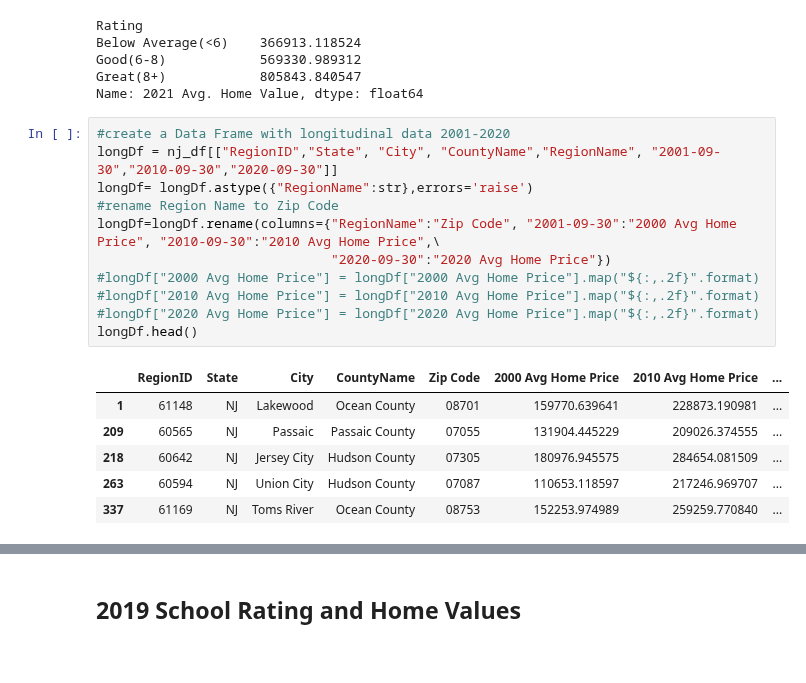
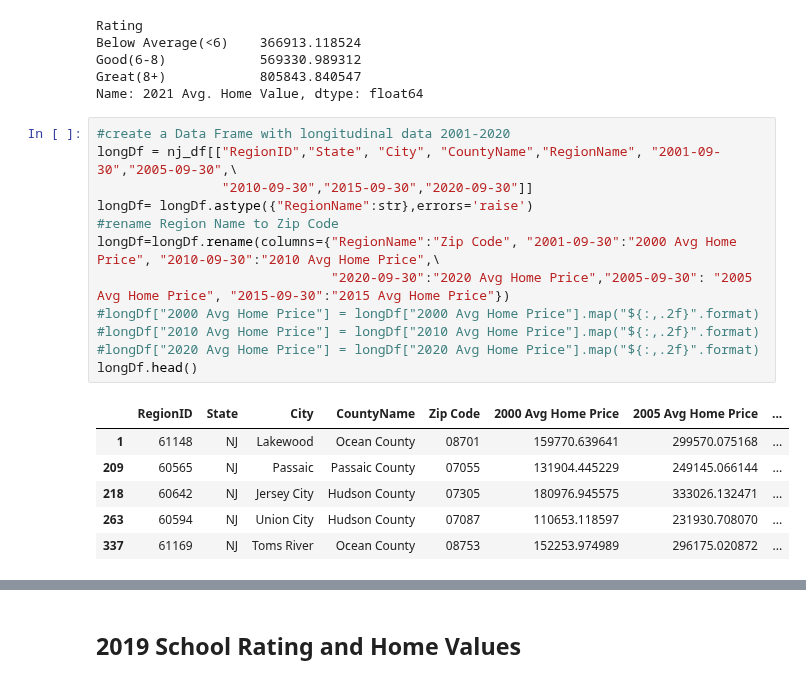
Before and after one commit to tlochan/ProjectOne, a Jupyter notebook: Data Cleaning.ipynb, the cells around one changed output, grey strips where cells are left out. Drawn from its saved outputs; the diff is of its cells as text.

```diff
--- a/Data Cleaning.ipynb
+++ b/Data Cleaning.ipynb
@@ -147,22 +148,23 @@ Great(8+)            805843.840547
 Name: 2021 Avg. Home Value, dtype: float64
 # %%
 #create a Data Frame with longitudinal data 2001-2020
-longDf = nj_df[["RegionID","State", "City", "CountyName","RegionName", "2001-09-30","2010-09-30","2020-09-30"]]
+longDf = nj_df[["RegionID","State", "City", "CountyName","RegionName", "2001-09-30","2005-09-30",\
+                "2010-09-30","2015-09-30","2020-09-30"]]
 longDf= longDf.astype({"RegionName":str},errors='raise')
 #rename Region Name to Zip Code
 longDf=longDf.rename(columns={"RegionName":"Zip Code", "2001-09-30":"2000 Avg Home Price", "2010-09-30":"2010 Avg Home Price",\
-                              "2020-09-30":"2020 Avg Home Price"})
+                              "2020-09-30":"2020 Avg Home Price","2005-09-30": "2005 Avg Home Price", "2015-09-30":"2015 Avg Home Price"})
 #longDf["2000 Avg Home Price"] = longDf["2000 Avg Home Price"].map("${:,.2f}".format)
 #longDf["2010 Avg Home Price"] = longDf["2010 Avg Home Price"].map("${:,.2f}".format)
 #longDf["2020 Avg Home Price"] = longDf["2020 Avg Home Price"].map("${:,.2f}".format)
 longDf.head()
 # %% [output]
-|  | RegionID | State | City | CountyName | Zip Code | 2000 Avg Home Price | 2010 Avg Home Price | ... |
-| 1 | 61148 | NJ | Lakewood | Ocean County | 08701 | 159770.639641 | 228873.190981 | ... |
-| 209 | 60565 | NJ | Passaic | Passaic County | 07055 | 131904.445229 | 209026.374555 | ... |
-| 218 | 60642 | NJ | Jersey City | Hudson County | 07305 | 180976.945575 | 284654.081509 | ... |
-| 263 | 60594 | NJ | Union City | Hudson County | 07087 | 110653.118597 | 217246.969707 | ... |
-| 337 | 61169 | NJ | Toms River | Ocean County | 08753 | 152253.974989 | 259259.770840 | ... |
+|  | RegionID | State | City | CountyName | Zip Code | 2000 Avg Home Price | 2005 Avg Home Price | ... |
+| 1 | 61148 | NJ | Lakewood | Ocean County | 08701 | 159770.639641 | 299570.075168 | ... |
+| 209 | 60565 | NJ | Passaic | Passaic County | 07055 | 131904.445229 | 249145.066144 | ... |
+| 218 | 60642 | NJ | Jersey City | Hudson County | 07305 | 180976.945575 | 333026.132471 | ... |
+| 263 | 60594 | NJ | Union City | Hudson County | 07087 | 110653.118597 | 231930.708070 | ... |
+| 337 | 61169 | NJ | Toms River | Ocean County | 08753 | 152253.974989 | 296175.020872 | ... |
 # %%
 #join data sets on Zip Code Columns
 long_merge_df = pd.merge(longDf,greatDf,right_on="Zip Code",left_on="Zip Code", how="inner")
```
Also changed, not shown: parts of 12 cells of this notebook.
